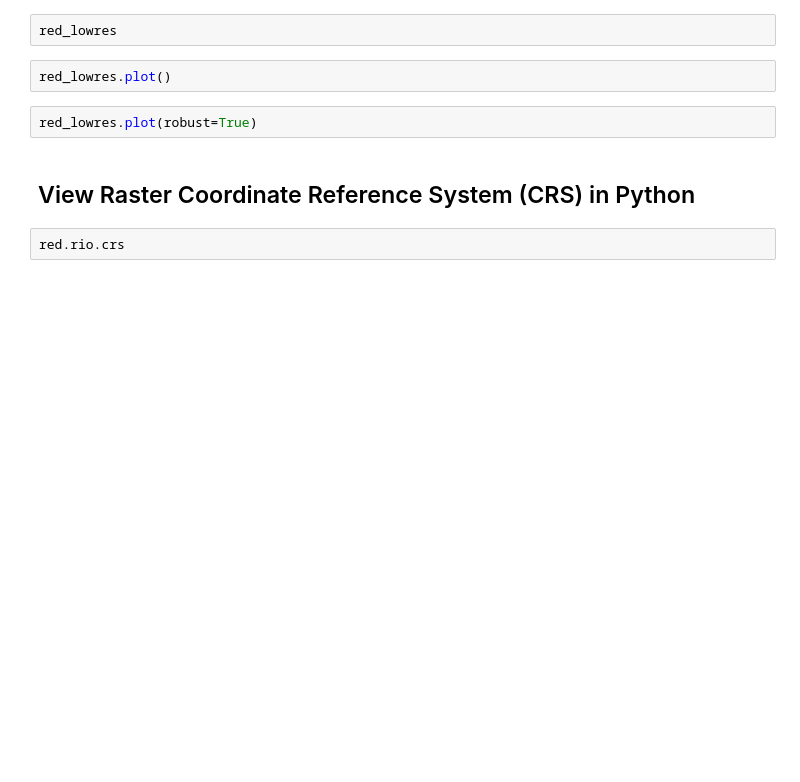
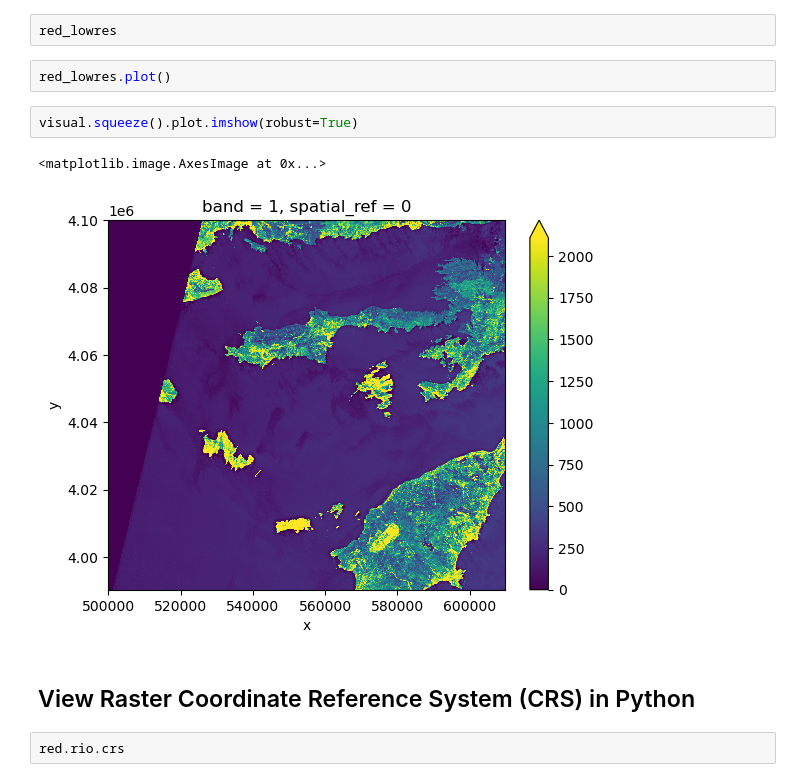
Before and after one commit to carpentries-incubator/geospatial-python, a Jupyter notebook: notebooks/06-raster-intro.ipynb, the cells around one changed output. Saved outputs shown, nothing was run; the diff lists cells and outputs as text; blank space fills up the shorter version.

```diff
--- a/notebooks/06-raster-intro.ipynb
+++ b/notebooks/06-raster-intro.ipynb
@@ -64,7 +132,10 @@ red_lowres
 # %%
 red_lowres.plot()
 # %%
-red_lowres.plot(robust=True)
+visual.squeeze().plot.imshow(robust=True)
+# %% [output]
+<matplotlib.image.AxesImage at 0x...>
+[figure, added]
 # %% [markdown]
 ## View Raster Coordinate Reference System (CRS) in Python
 # %%
```
Also changed, not shown: parts of 14 cells of this notebook, 1 other file.
